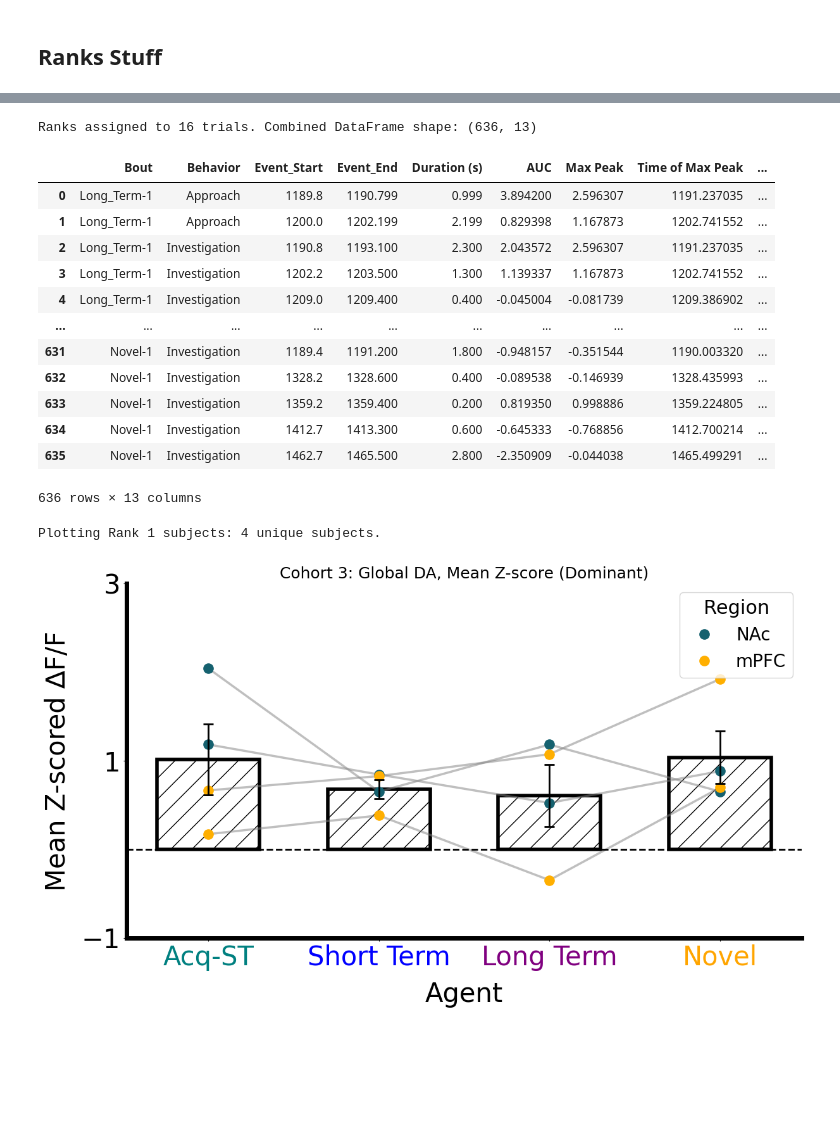
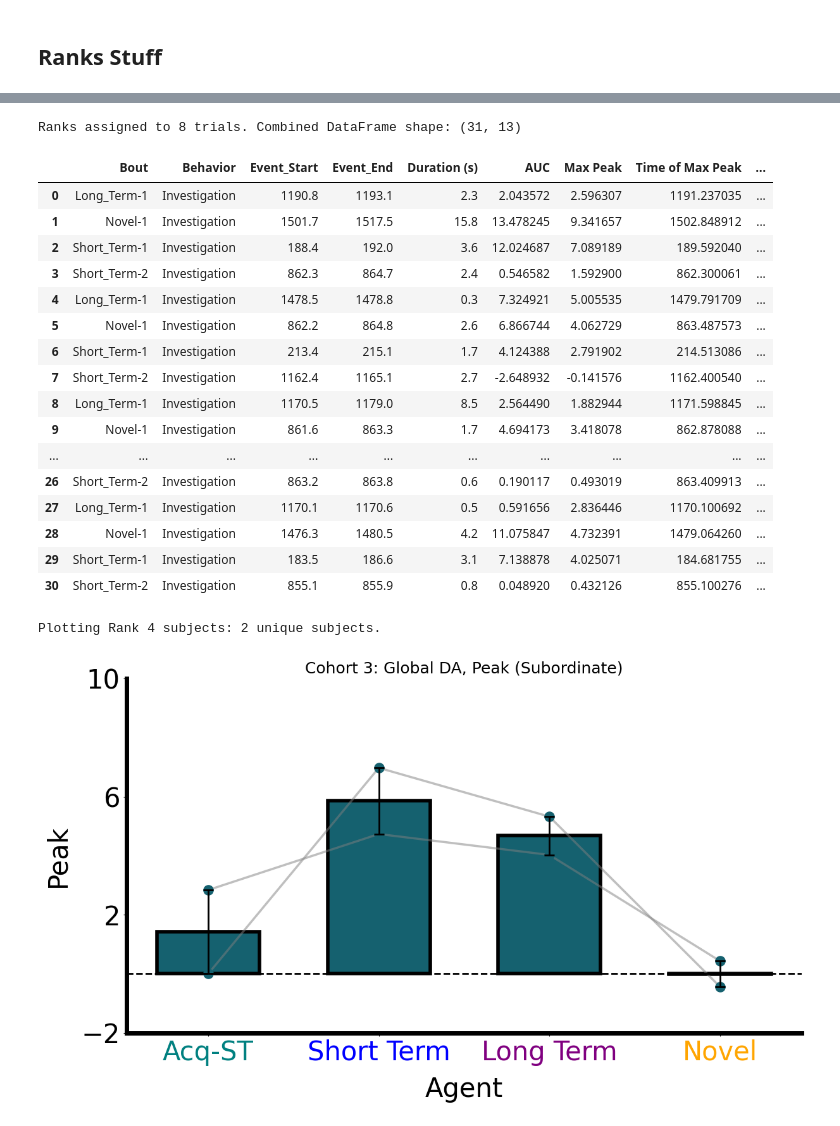
Before and after one commit to padillacoreanolab/Fiber_Photometry, a Jupyter notebook: Home_Cage/hc_analysis.ipynb, the cells around one changed output, grey strips where cells are left out. Drawn from its saved outputs; the diff is of its cells as text; code cells hidden in the pictures; blank space fills up the shorter version.

```diff
--- a/Home_Cage/hc_analysis.ipynb
+++ b/Home_Cage/hc_analysis.ipynb
@@ -18,9 +18,9 @@ from scipy.signal import butter, filtfilt
 from sklearn.linear_model import LinearRegression
 from hc_extension import *
 # %%
-experiment_path = r"/Users/naylajimenez/Downloads/papers/dopamine/cohort-3/C3_Home_Cage/all"
-csv_base_path = r"/Users/naylajimenez/Downloads/papers/dopamine/cohort-3/C3_Home_Cage/all_csvs"
-brain_region = 'purple'
+experiment_path = r"/Users/naylajimenez/Downloads/papers/dopamine/cohort-3/C3_Home_Cage/nac"
+csv_base_path = r"/Users/naylajimenez/Downloads/papers/dopamine/cohort-3/C3_Home_Cage/nac_csvs"
+brain_region = '#15616F'
 
 # NAc: #15616F
 # mPFC: #FFAF00
@@ -1035,20 +1018,24 @@ def assign_ranks_and_combine_da_metrics(experiment, rank_csv_path):
 combined_df = assign_ranks_and_combine_da_metrics(experiment, rank_csv_path=rank_csv_path)
 combined_df
 # %% [output]
-Ranks assigned to 16 trials. Combined DataFrame shape: (636, 13)
+Ranks assigned to 8 trials. Combined DataFrame shape: (31, 13)
 |  | Bout | Behavior | Event_Start | Event_End | Duration (s) | AUC | Max Peak | Time of Max Peak | ... |
-| 0 | Long_Term-1 | Approach | 1189.8 | 1190.799 | 0.999 | 3.894200 | 2.596307 | 1191.237035 | ... |
-| 1 | Long_Term-1 | Approach | 1200.0 | 1202.199 | 2.199 | 0.829398 | 1.167873 | 1202.741552 | ... |
-| 2 | Long_Term-1 | Investigation | 1190.8 | 1193.100 | 2.300 | 2.043572 | 2.596307 | 1191.237035 | ... |
-| 3 | Long_Term-1 | Investigation | 1202.2 | 1203.500 | 1.300 | 1.139337 | 1.167873 | 1202.741552 | ... |
-| 4 | Long_Term-1 | Investigation | 1209.0 | 1209.400 | 0.400 | -0.045004 | -0.081739 | 1209.386902 | ... |
+| 0 | Long_Term-1 | Investigation | 1190.8 | 1193.1 | 2.3 | 2.043572 | 2.596307 | 1191.237035 | ... |
+| 1 | Novel-1 | Investigation | 1501.7 | 1517.5 | 15.8 | 13.478245 | 9.341657 | 1502.848912 | ... |
+| 2 | Short_Term-1 | Investigation | 188.4 | 192.0 | 3.6 | 12.024687 | 7.089189 | 189.592040 | ... |
+| 3 | Short_Term-2 | Investigation | 862.3 | 864.7 | 2.4 | 0.546582 | 1.592900 | 862.300061 | ... |
+| 4 | Long_Term-1 | Investigation | 1478.5 | 1478.8 | 0.3 | 7.324921 | 5.005535 | 1479.791709 | ... |
+| 5 | Novel-1 | Investigation | 862.2 | 864.8 | 2.6 | 6.866744 | 4.062729 | 863.487573 | ... |
+| 6 | Short_Term-1 | Investigation | 213.4 | 215.1 | 1.7 | 4.124388 | 2.791902 | 214.513086 | ... |
+| 7 | Short_Term-2 | Investigation | 1162.4 | 1165.1 | 2.7 | -2.648932 | -0.141576 | 1162.400540 | ... |
+| 8 | Long_Term-1 | Investigation | 1170.5 | 1179.0 | 8.5 | 2.564490 | 1.882944 | 1171.598845 | ... |
+| 9 | Novel-1 | Investigation | 861.6 | 863.3 | 1.7 | 4.694173 | 3.418078 | 862.878088 | ... |
 | ... | ... | ... | ... | ... | ... | ... | ... | ... | ... |
-| 631 | Novel-1 | Investigation | 1189.4 | 1191.200 | 1.800 | -0.948157 | -0.351544 | 1190.003320 | ... |
-| 632 | Novel-1 | Investigation | 1328.2 | 1328.600 | 0.400 | -0.089538 | -0.146939 | 1328.435993 | ... |
-| 633 | Novel-1 | Investigation | 1359.2 | 1359.400 | 0.200 | 0.819350 | 0.998886 | 1359.224805 | ... |
-| 634 | Novel-1 | Investigation | 1412.7 | 1413.300 | 0.600 | -0.645333 | -0.768856 | 1412.700214 | ... |
-| 635 | Novel-1 | Investigation | 1462.7 | 1465.500 | 2.800 | -2.350909 | -0.044038 | 1465.499291 | ... |
+| 26 | Short_Term-2 | Investigation | 863.2 | 863.8 | 0.6 | 0.190117 | 0.493019 | 863.409913 | ... |
+| 27 | Long_Term-1 | Investigation | 1170.1 | 1170.6 | 0.5 | 0.591656 | 2.836446 | 1170.100692 | ... |
+| 28 | Novel-1 | Investigation | 1476.3 | 1480.5 | 4.2 | 11.075847 | 4.732391 | 1479.064260 | ... |
+| 29 | Short_Term-1 | Investigation | 183.5 | 186.6 | 3.1 | 7.138878 | 4.025071 | 184.681755 | ... |
+| 30 | Short_Term-2 | Investigation | 855.1 | 855.9 | 0.8 | 0.048920 | 0.432126 | 855.100276 | ... |
-636 rows × 13 columns
 # %%
 import numpy as np
 import matplotlib.pyplot as plt
@@ -1223,6 +1210,7 @@ def plot_da_metric_across_bouts(df,
                             fontsize=40, ha='center', color='black')
                     current_y += line_spacing
 
+    '''
     # --- Legend for Dots ---
     legend_elements = [
         Line2D([0], [0], marker='o', color='none', label='NAc',
@@ -1232,27 +1220,27 @@ def plot_da_metric_across_bouts(df,
     ]
     ax.legend(handles=legend_elements, title="Region", fontsize=20, title_fontsize=22,
               loc='upper right', frameon=True)
-
+    '''
     # Save and show
     plt.tight_layout(pad=pad_inches)
-    plt.savefig(f'{title}_{da_metric}.png', transparent=True, bbox_inches='tight', pad_inches=pad_inches)
+    #plt.savefig(f'{title}_{da_metric}.png', transparent=True, bbox_inches='tight', pad_inches=pad_inches)
     plt.show()
 # %%
 plot_da_metric_across_bouts(combined_df,
-                            da_metric='Mean Z-score',
-                            title='Cohort 3: Global DA, Mean Z-score (Dominant)',
-                            ylabel='Mean Z-scored ∆F/F',
-                            bar_fill_color='white',
-                            bar_edge_color='black',
+                            da_metric='Max Peak',
+                            title='Cohort 3: Global DA, Peak (Subordinate)',
+                            ylabel='Peak',
+                            bar_fill_color=brain_region,
+                            bar_edge_color="Black",
                             bar_linewidth=4,
-                            bar_hatch='/',
-                            rank_filter=1,  # Plot only Rank 1 mice
+                            bar_hatch=None,
+                            rank_filter=4,  # Plot only Rank 1 mice
                             custom_xtick_labels=["Acq-ST", "Short Term", "Long Term", "Novel"],
                             custom_xtick_colors=["teal", "blue", "purple", "orange"],
-                            ylim=(-1, 3),
-                            yticks_increment=2)
+                            ylim=(-2, 10),
+                            yticks_increment=4)
 
 #Mean Z-scored ∆F/F
 # %% [output]
-Plotting Rank 1 subjects: 4 unique subjects.
+Plotting Rank 4 subjects: 2 unique subjects.
-[figure, old version]
+[figure, new version]
```
Also changed, not shown: parts of 9 cells of this notebook, 1 other file.
